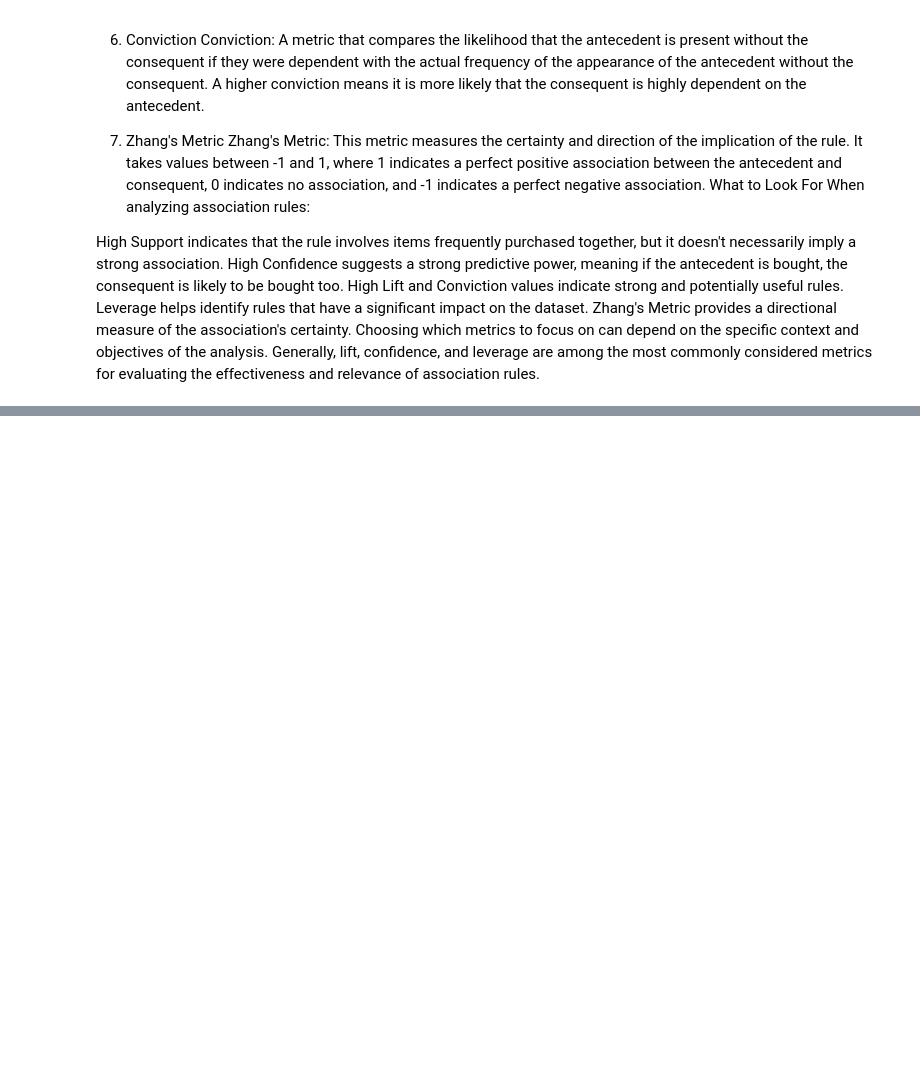
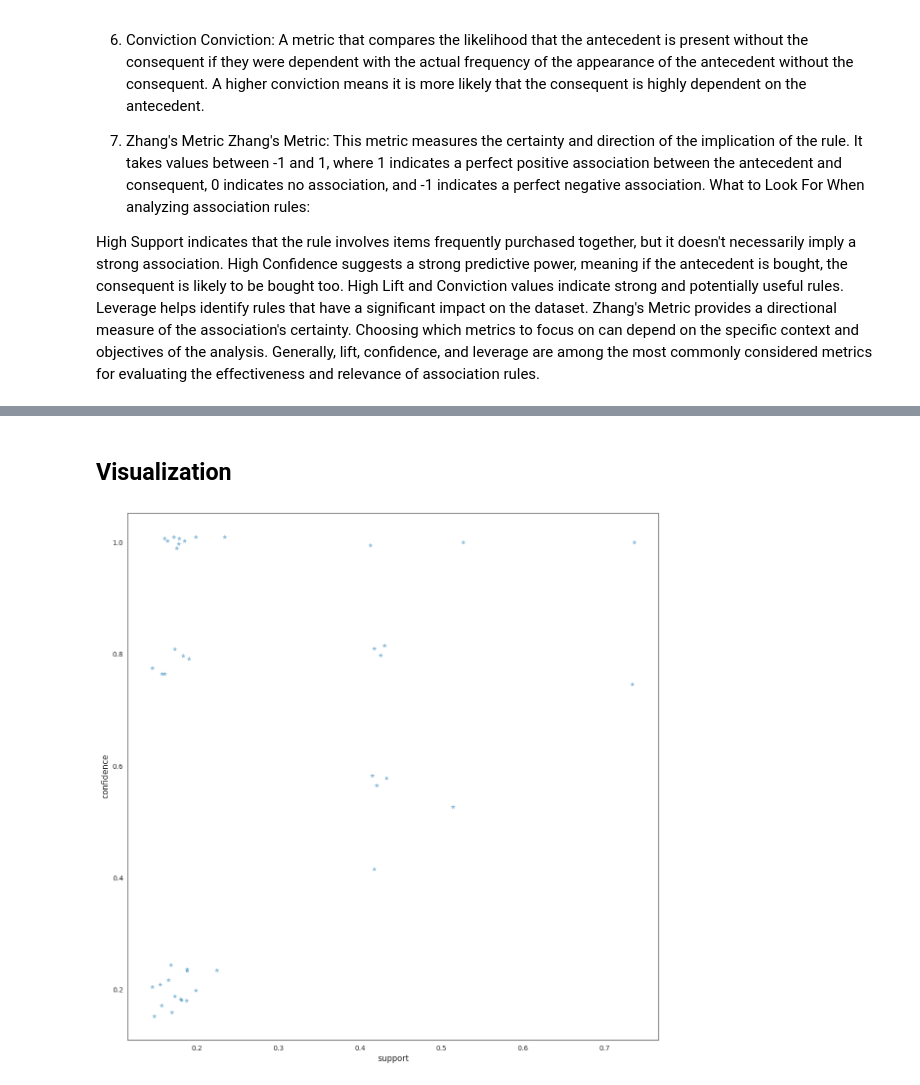
Before and after one commit to ankesh86/RecommendationSystems, a Jupyter notebook: AssociationRuleMining.ipynb, the cells around one changed output, grey strips where cells are left out. Cells and saved outputs as stored; diff of their text form; code cells hidden in the pictures; blank space fills up the shorter version.

```diff
--- a/AssociationRuleMining.ipynb
+++ b/AssociationRuleMining.ipynb
@@ -492,0 +561,20 @@ Choosing which metrics to focus on can depend on the specific context and object
+# %% [markdown]
+## **Visualization**
+# %%
+support=prod_wooden_star_rules.support.values
+confidence=prod_wooden_star_rules.confidence.values
+
+import networkx as nx
+import random
+import matplotlib.pyplot as plt
+
+for i in range(len(support)):
+  support[i] = support[i] + 0.0025*(random.randint(1,10)-5)
+  confidence[i] = confidence[i] + 0.0025*(random.randint(1,10)-5)
+
+plt.scatter(support, confidence, alpha=0.5, marker="*")
+plt.xlabel('support')
+plt.ylabel('confidence')
+plt.show()
+# %% [output]
+[figure, added]
```
Also changed, not shown: parts of 21 cells of this notebook.
